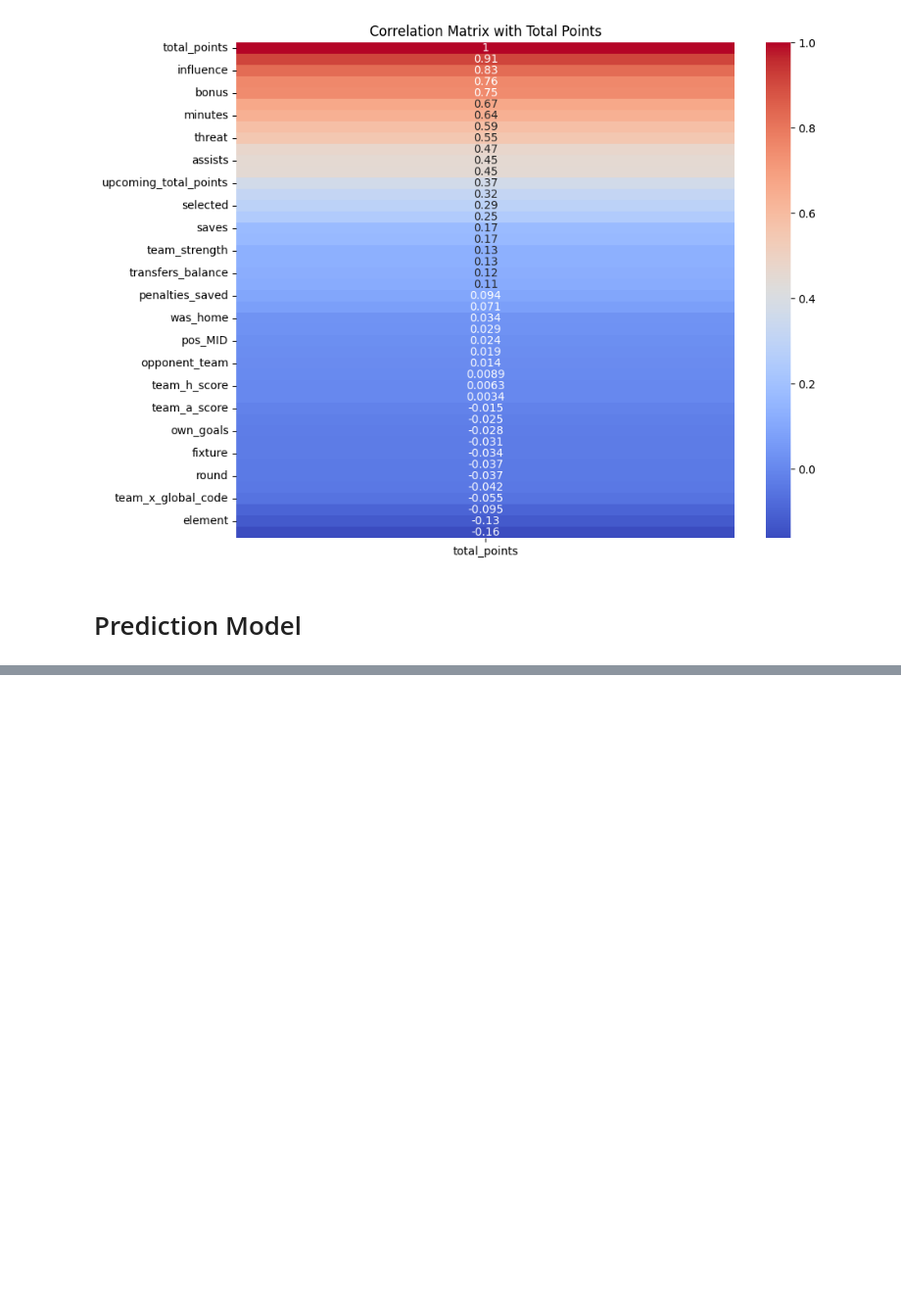
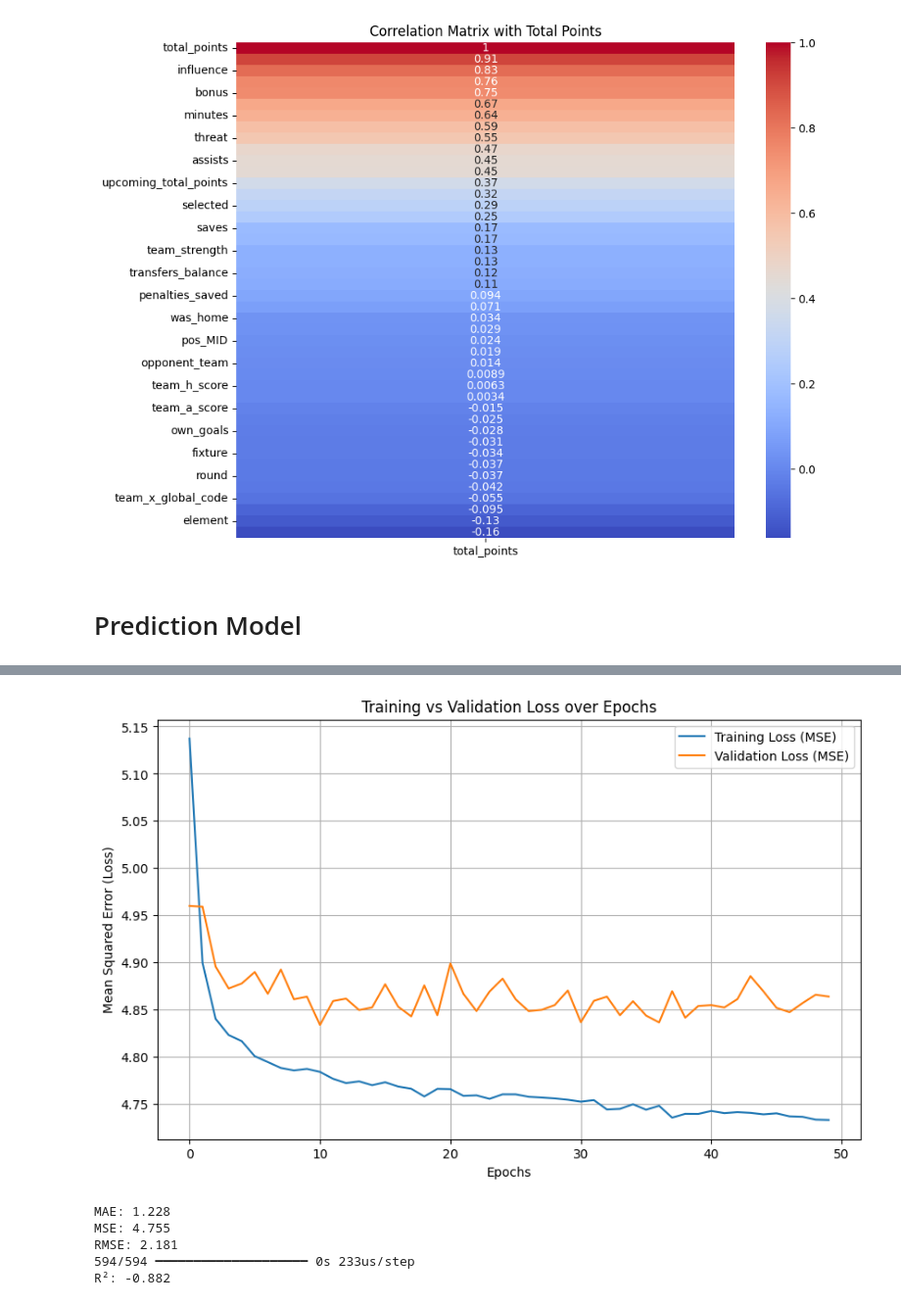
Before and after one commit to AhmedSameh19/fantasy-football-predictor, a Jupyter notebook: pred.ipynb, the cells around one changed output, grey strips where cells are left out. Shown at 98% size. Cells and saved outputs as stored; diff of their text form; code cells hidden in the pictures; blank space fills up the shorter version.

Commit message:
tried some different models

```diff
--- a/pred.ipynb
+++ b/pred.ipynb
@@ -1077,0 +1105,29 @@ R²: -0.000
+# %%
+X_train, X_test, y_train, y_test = train_test_split(
+    X, y, test_size=0.2, random_state=42
+)
+# %%
+model_3 = Sequential([
+    Input(shape=(X_train.shape[1],)),
+    layers.Dense(64, activation='relu'),
+    layers.Dense(32, activation='relu'),
+    layers.Dense(1, activation='linear')
+    ])
+# %%
+model_3.compile(
+    optimizer='adam',
+    loss='mse',
+    metrics=[
+        keras.metrics.MeanAbsoluteError(name='MAE'),
+        keras.metrics.MeanSquaredError(name='MSE'),
+        keras.metrics.RootMeanSquaredError(name='RMSE')
+    ]
+)
+# %%
+history_3 = model_3.fit(
+    X_train, y_train,
+    validation_split=0.2,
+    epochs=50,
+    batch_size=32,
+    verbose=1
+)
@@ -1077,0 +1152,27 @@ R²: -0.000
+# %%
+plt.figure(figsize=(10,6))
+plt.plot(history_3.history['loss'], label='Training Loss (MSE)')
+plt.plot(history_3.history['val_loss'], label='Validation Loss (MSE)')
+plt.title('Training vs Validation Loss over Epochs')
+plt.xlabel('Epochs')
+plt.ylabel('Mean Squared Error (Loss)')
+plt.legend()
+plt.grid(True)
+plt.show()
+# %% [output]
+[figure, added]
+# %%
+results = model_3.evaluate(X_test, y_test, verbose=0)
+print(f"MAE: {results[1]:.3f}")
+print(f"MSE: {results[2]:.3f}")
+print(f"RMSE: {results[3]:.3f}")
+
+y_pred = model_3.predict(X_test_scaled)
+r2 = r2_score(y_test, y_pred)
+print(f"R²: {r2:.3f}")
+# %% [output]
+MAE: 1.228
+MSE: 4.755
+RMSE: 2.181
+594/594 ━━━━━━━━━━━━━━━━━━━━ 0s 233us/step
+R²: -0.882
```
Also changed, not shown: parts of 31 cells of this notebook.
